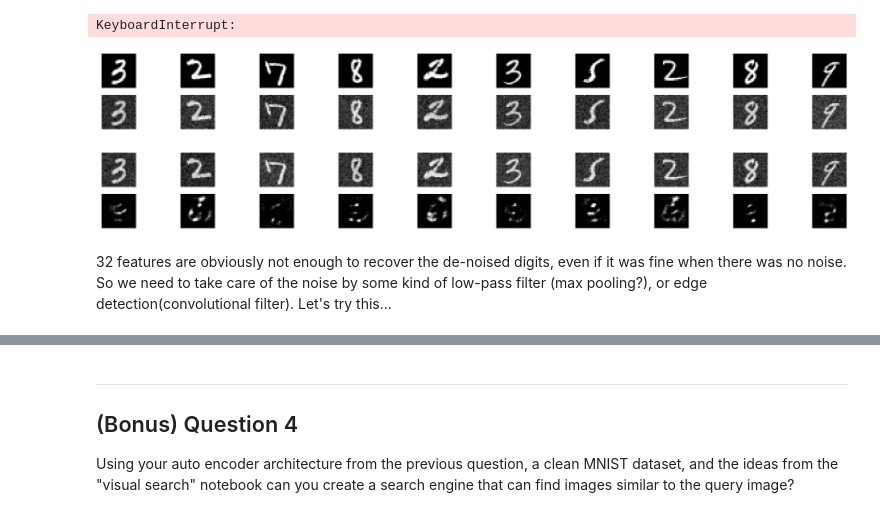
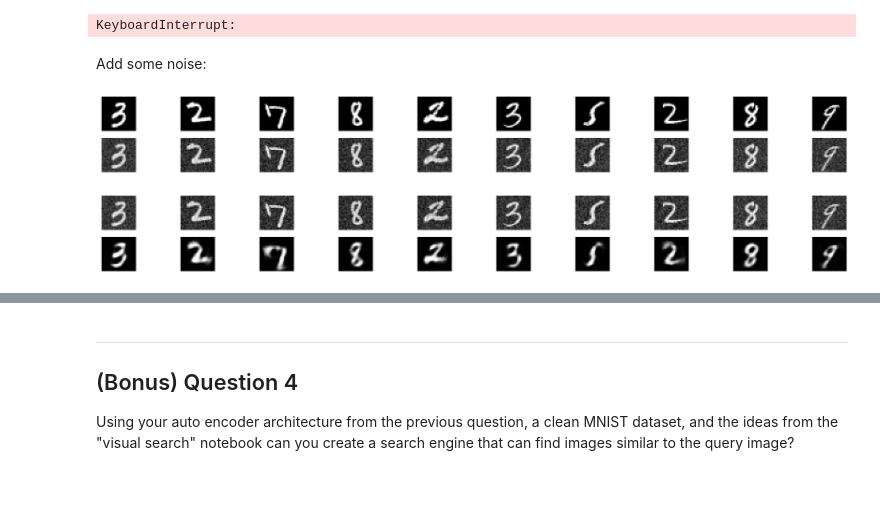
Before and after one commit to cemalper2/advanced_computing, a Jupyter notebook: 05-embedding/exercise.ipynb, the cells around one changed output, grey strips where cells are left out. Drawn from its saved outputs; the diff is of its cells as text; code cells hidden in the pictures; blank space fills up the shorter version.

```diff
--- a/05-embedding/exercise.ipynb
+++ b/05-embedding/exercise.ipynb
@@ -242,6 +245,9 @@ for i in range(n_images):
 KeyboardInterrupt:
 # %%
 def gauss_noise(x):
-    mu, sigma = x, 1 # mean and standard deviation
+    '''gaussian noise adder for each pixel'''
+    mu, sigma = x, 0.1 # mean and standard deviation
     s = np.random.normal(mu, sigma)
     return s
+# %% [markdown]
+Add some noise:
@@ -248,18 +258,15 @@ def gauss_noise(x):
 # %%
-X_train, X_test = train_test_split(X, train_size=0.8, random_state=1)
 fig, axs = plt.subplots(2, 10, figsize=(n_images * 8, 8))
 for i in range(n_images):
     # original
     ax = axs[0, i]
     ax.imshow(X_test[i].reshape(28, 28), cmap='gray')
     ax.axis('off')
-vect_noise = np.vectorize(gauss_noise)
-X_noisy_train = vect_noise(X_train)
-X_noisy_test = vect_noise(X_test)
+
 for i in range(n_images):
     # noisy
     ax = axs[1,i]
-    ax.imshow(X_noisy[i].reshape(28, 28), cmap='gray')
+    ax.imshow(X_noisy_test[i].reshape(28, 28), cmap='gray')
     ax.axis('off')
 # diff = X_test - X_noisy
 # for i in range(n_images):
@@ -278,34 +285,32 @@ decoded = Dense(784, activation='sigmoid')(encoded)
 
 autoencoder_noisy = Model(input_img, decoded)
 autoencoder_noisy.compile(optimizer='adadelta', loss='binary_crossentropy')
 autoencoder_noisy.fit(X_noisy_train, X_train,#noise-free labels(output), noisy features(input)
                 epochs=50,
                 batch_size=256,
                 shuffle=True,
                 verbose=False,
                 validation_data=(X_test, X_test))
 # shortcut to perform just the encoding
 encoder = Model(input_img, encoded)
 
 # shortcut to perform just the decoding step
 encoded_input = Input(shape=(encoding_dim,))
-decoder_layer = autoencoder.layers[-1]
+decoder_layer = autoencoder_noisy.layers[-1]
 decoder = Model(encoded_input, decoder_layer(encoded_input))
 X_encoded = encoder.predict(X_noisy_test)
 X_decoded = decoder.predict(X_encoded)
 n_images = 10
 fig, axs = plt.subplots(2, 10, figsize=(n_images * 8, 8))
 for i in range(n_images):
     # original
     ax = axs[0, i]
     ax.imshow(X_noisy_test[i].reshape(28, 28), cmap='gray')
     ax.axis('off')
 
     # reconstruction
     ax = axs[1, i]
     ax.imshow(X_decoded[i].reshape(28, 28), cmap='gray')
     ax.axis('off')
 # %% [output]
-[figure, old version]
+[figure, new version]
-# %% [markdown]
-32 features are obviously not enough to recover the de-noised digits, even if it was fine when there was no noise. So we need to take care of the noise by some kind of low-pass filter (max pooling?), or edge detection(convolutional filter). Let's try this...
```
Also changed, not shown: parts of 16 cells of this notebook.
